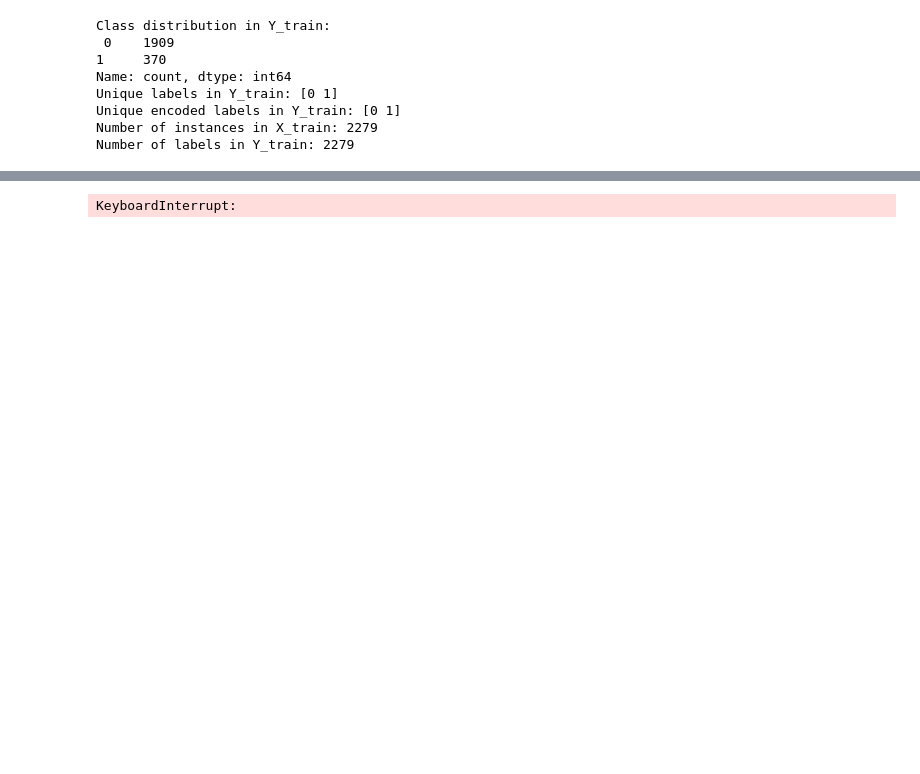
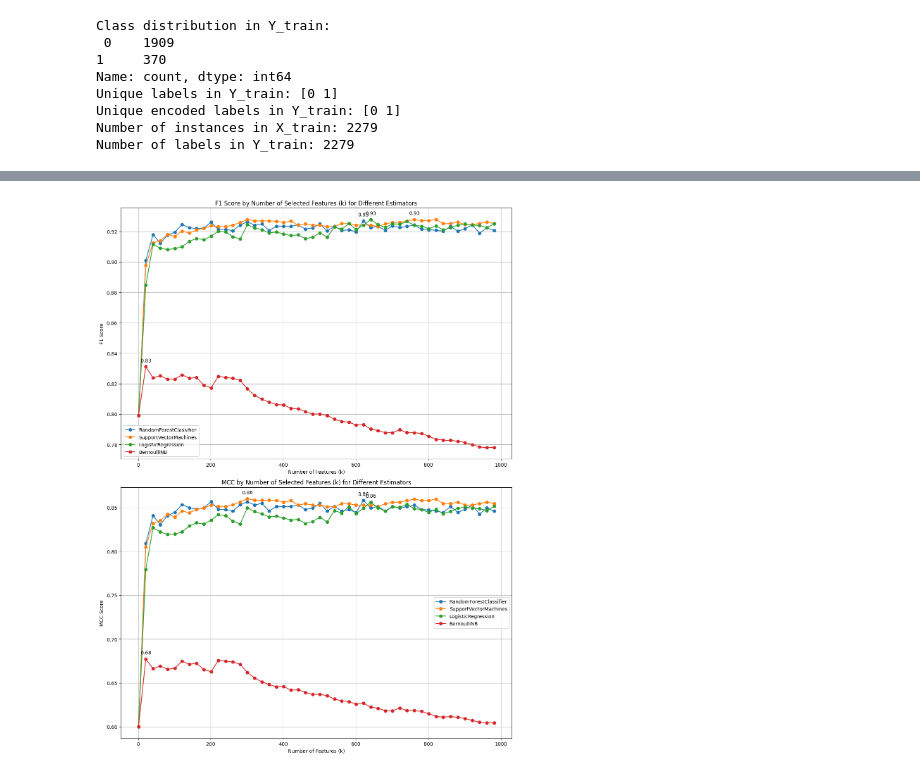
Before and after one commit to Ellaermeg/Eliah-Masters, a Jupyter notebook: KOs/Grouped pipeline.ipynb, the cells around one changed output, grey strips where cells are left out. Drawn from its saved outputs; the diff is of its cells as text; code cells hidden in the pictures; blank space fills up the shorter version.

```diff
--- a/KOs/Grouped pipeline.ipynb
+++ b/KOs/Grouped pipeline.ipynb
@@ -316,22 +357,21 @@ Unique encoded labels in Y_train: [0 1]
 Number of instances in X_train: 2279
 Number of labels in Y_train: 2279
 # %%
-''' K values versus f1 score plot'''
-
+''' Comparing F1 and MCC plots'''
 
 # Define the range of `k` values to explore
-k_values = range(1, 3000, 100)  # Range of steps
+k_values = range(1, 1000, 20)  # Range of steps
 
 # Define estimators to compare
 estimators = {
     'RandomForestClassifier': RandomForestClassifier(n_estimators=100, max_depth=10, random_state=42),
-    'SupportVectorMachines' : SVC(),
-    'LogisticRegression' : LogisticRegression(),
+    'SupportVectorMachines': SVC(),
+    'LogisticRegression': LogisticRegression(),
     'BernoulliNB': BernoulliNB()
 }
 
-# Prepare to store results
-results = {name: [] for name in estimators}
+# Prepare to store results for both F1 and MCC
+results = {name: {'f1': [], 'mcc': []} for name in estimators}
 
 # Initialize StratifiedKFold
 cv = StratifiedKFold(n_splits=5)
@@ -348,15 +388,64 @@ for name, estimator in estimators.items():
             ('estimator', estimator)
         ])
 
-        # Perform cross-validation using StratifiedKFold
-        cv_scores = cross_val_score(pipeline, X_train, Y_train, cv=cv, scoring=make_scorer(f1_score, average='macro'), n_jobs=-1)
+        # Perform cross-validation for F1-score
+        f1_scores = cross_val_score(pipeline, X_train, Y_train, cv=cv, scoring=make_scorer(f1_score, average='macro'), n_jobs=-1)
+        results[name]['f1'].append(f1_scores.mean())
 
-        # Store the mean F1 score for this `k`
-        results[name].append(cv_scores.mean())
-
+        # Perform cross-validation for MCC
+        mcc_scores = cross_val_score(pipeline, X_train, Y_train, cv=cv, scoring=make_scorer(matthews_corrcoef), n_jobs=-1)
+        results[name]['mcc'].append(mcc_scores.mean())
 
 # For debugging
 print(results)
+
+''' Plotting '''
+
+# Plotting the results for each estimator for both F1 and MCC
+fig, ax = plt.subplots(2, 1, figsize=(12, 16))
+
+for name, scores in results.items():
+    k_values_list = list(k_values)  # Convert range to list for indexing
+    # F1 Plot
+    finite_f1_scores = [score for score in scores['f1'] if np.isfinite(score)]
+    finite_k_values_f1 = [k for k, score in zip(k_values_list, scores['f1']) if np.isfinite(score)]
+    ax[0].plot(finite_k_values_f1, finite_f1_scores, marker='o', linestyle='-', label=name)
+
+    # highest F1 score
+    if finite_f1_scores:  # Check if there are any finite scores
+        max_f1_score = max(finite_f1_scores)
+        max_f1_index = finite_f1_scores.index(max_f1_score)
+        best_k_f1 = finite_k_values_f1[max_f1_index]
+        ax[0].annotate(f'{max_f1_score:.2f}', (best_k_f1, max_f1_score), textcoords="offset points", xytext=(0,10), ha='center')
+
+    # MCC Plot
+    finite_mcc_scores = [score for score in scores['mcc'] if np.isfinite(score)]
+    finite_k_values_mcc = [k for k, score in zip(k_values_list, scores['mcc']) if np.isfinite(score)]
+    ax[1].plot(finite_k_values_mcc, finite_mcc_scores, marker='o', linestyle='-', label=name)
+
+    #  highest MCC score
+    if finite_mcc_scores:  # Check if there are any finite scores
+        max_mcc_score = max(finite_mcc_scores)
+        max_mcc_index = finite_mcc_scores.index(max_mcc_score)
+        best_k_mcc = finite_k_values_mcc[max_mcc_index]
+        ax[1].annotate(f'{max_mcc_score:.2f}', (best_k_mcc, max_mcc_score), textcoords="offset points", xytext=(0,10), ha='center')
+
+
+
+ax[0].set_title('F1 Score by Number of Selected Features (k) for Different Estimators')
+ax[0].set_xlabel('Number of Features (k)')
+ax[0].set_ylabel('F1 Score')
+
+ax[1].set_title('MCC by Number of Selected Features (k) for Different Estimators')
+ax[1].set_xlabel('Number of Features (k)')
+ax[1].set_ylabel('MCC Score')
+
+for a in ax:
+    a.legend()
+    a.grid(True)
+
+plt.tight_layout()
+plt.show()
 # %% [output]
 Processing estimator: RandomForestClassifier
 Testing with k=1
@@ -365 +467 @@ Testing with k=201
-KeyboardInterrupt:
+[figure, added]
```
Also changed, not shown: parts of 7 cells of this notebook, 1 other file.
